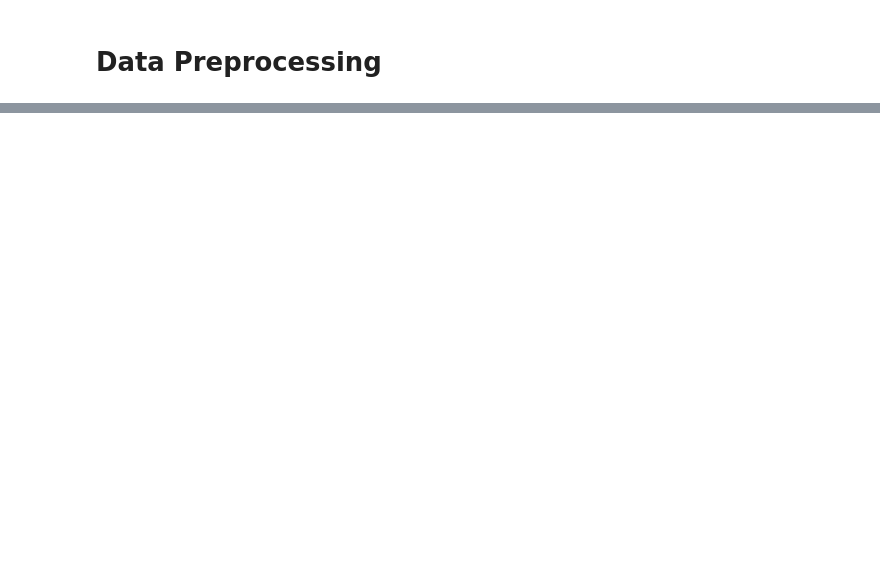
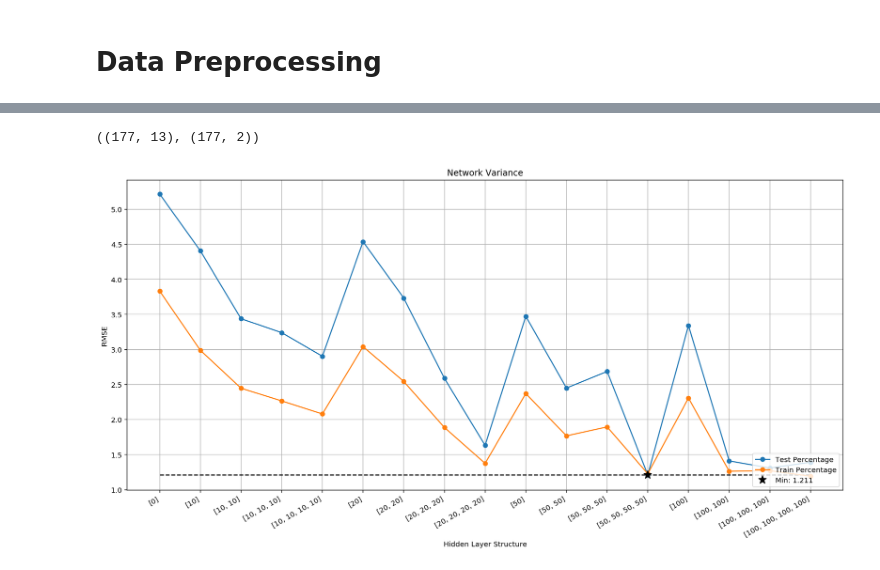
Before and after one commit to stockeh/cira-ml-soundings, a Jupyter notebook: notebooks/data-preprocessing.ipynb, the cells around one changed output, grey strips where cells are left out. Drawn from its saved outputs; the diff is of its cells as text; code cells hidden in the pictures; blank space fills up the shorter version.

Commit message:
improved datapreporcessing and preliminary nnet design

```diff
--- a/notebooks/data-preprocessing.ipynb
+++ b/notebooks/data-preprocessing.ipynb
@@ -21,5 +27,16 @@ from metpy.plots import SkewT
 # %%
 vol = '/Users/stock/Development/research/soundings/data/subset/'
+# %%
+def add_input(D, inputs, key):
+    x_cord, y_cord = dl.lat_lon_point(D, inputs['lat'], inputs['lon'])
+    try:
+        inputs[key] = D['data'][x_cord][y_cord]
+    except:
+        print(f'ERROR! Unable to extract value from {f}')
+
+def error_msg(model, inputs):
+    print(f'ERROR! Unable to get {model} data for sounding. '
+          f"{inputs['date']}, {inputs['lat']}, {inputs['lon']}")
 # %%
 fin = vol + '/radiosonde/20190912.dat'
 radiosondes = dl.read_sonde(fin)
@@ -124,0 +166,50 @@ skew.plot(Dns[i][:,0], Dns[i][:,2], 'g');
+# %%
+X = ret.iloc[:,3:16].values
+T = ret.iloc[:,16:].values
+X.shape, T.shape
+# %% [output]
+((177, 13), (177, 2))
+# %%
+Xtrain, Ttrain, Xtest, Ttest = ml.partition(X, T, 0.80, shuffle=True)
+# %%
+layers = [[0]] + [[nu] * nl for nu in [10, 20, 50, 100] for nl in range(1, 5)]
+
+train_percentage = []
+test_percentage = []
+top = float('inf')
+
+f = FloatProgress(min=0, max=len(layers))
+display(f)
+for layer in layers:
+    nnet = nn.NeuralNetwork(Xtrain.shape[1], layer, Ttrain.shape[1], activation='relu')
+    nnet.train(Xtrain, Ttrain, 2000, method='adam', verbose=False, learning_rate=0.001)
+
+    Y = nnet.use(Xtrain)
+    train_percentage.append(ml.rmse(Ttrain, Y))
+
+    Y = nnet.use(Xtest)
+    temp = ml.rmse(Ttest, Y)
+    test_percentage.append(temp)
+
+    if temp < top:
+        best_nnet = nnet
+        top = temp
+
+    f.value += 1
+
+plt.figure(figsize=(18, 8))
+plt.plot(test_percentage, 'o-')
+plt.plot(train_percentage, 'o-')
+
+top_index = np.argmin(test_percentage)
+top = test_percentage[top_index]
+
+plt.hlines(top, 0, len(layers) - 1, linestyle='dashed')
+plt.plot(top_index, top, 'k*', markersize=12)
+plt.xticks(range(len(layers)), layers, rotation=30, horizontalalignment='right')
+
+plt.legend(('Test Percentage', 'Train Percentage', 'Min: {:.3f}'.format(top)), loc=4)
+plt.grid(True); plt.title('Network Variance')
+plt.xlabel('Hidden Layer Structure'); plt.ylabel('RMSE');
+# %% [output]
+[figure, added]
```
Also changed, not shown: parts of 8 cells of this notebook, 4 other files.
